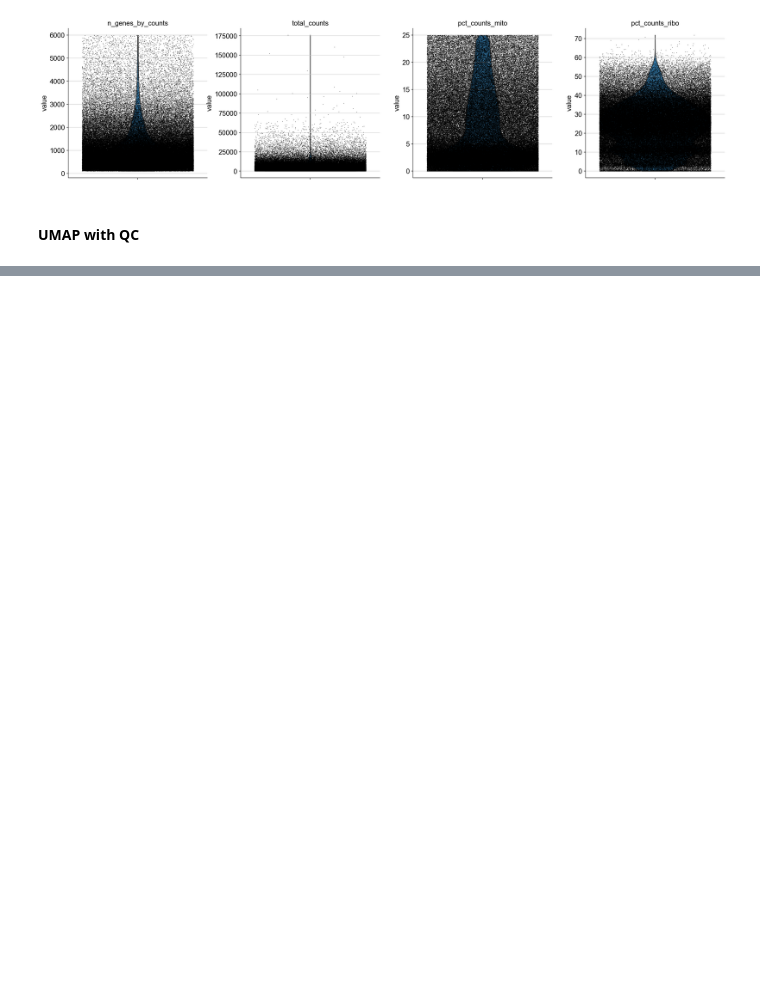
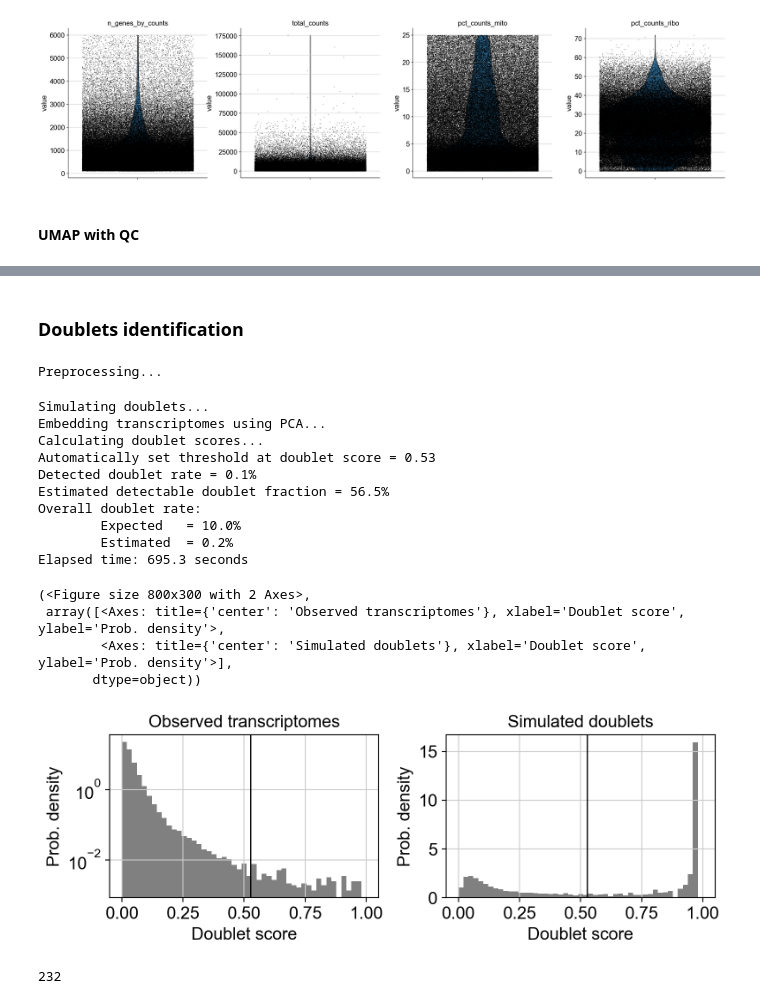
Before and after one commit to Talavera-Lopez-Lab/GCA_social_network, a Jupyter notebook: 1_data_preprocessing_and_QC/Kong_2023/Kong_2023_quality_check.ipynb, the cells around one changed output, grey strips where cells are left out. Drawn from its saved outputs; the diff is of its cells as text; code cells hidden in the pictures; blank space fills up the shorter version.

Commit message:
added doublets

```diff
--- a/1_data_preprocessing_and_QC/Kong_2023/Kong_2023_quality_check.ipynb
+++ b/1_data_preprocessing_and_QC/Kong_2023/Kong_2023_quality_check.ipynb
@@ -156,3 +124,5 @@ Name: library_preparation_protocol__ontology_label, dtype: int64
 #UMAP with QC parameters
 sc.set_figure_params(figsize=(10, 10),dpi=60)
 sc.pl.umap(adata, color_map = "magma", color=['n_genes_by_counts', 'total_counts', 'pct_counts_mito', 'pct_counts_ribo', 'cell_type', 'tissue', 'Site', 'Celltype', 'library_preparation_protocol__ontology_label', 'Layer', 'donor_id', 'biosample_id'], use_raw=False, wspace=0.5, save = '_Kong_2023_QC.png')
+# %% [markdown]
+### Doublets identification
@@ -158,0 +131,26 @@ sc.pl.umap(adata, color_map = "magma", color=['n_genes_by_counts', 'total_counts
+# %%
+scrub = scrublet.Scrublet(adata.X)
+# %%
+adata.obs['doublet_scores'], adata.obs['predicted_doublets'] = scrub.scrub_doublets()
+scrub.plot_histogram()
+# %% [output]
+Preprocessing...
+Simulating doublets...
+Embedding transcriptomes using PCA...
+Calculating doublet scores...
+Automatically set threshold at doublet score = 0.53
+Detected doublet rate = 0.1%
+Estimated detectable doublet fraction = 56.5%
+Overall doublet rate:
+        Expected   = 10.0%
+        Estimated  = 0.2%
+Elapsed time: 695.3 seconds
+(<Figure size 800x300 with 2 Axes>,
+ array([<Axes: title={'center': 'Observed transcriptomes'}, xlabel='Doublet score', ylabel='Prob. density'>,
+        <Axes: title={'center': 'Simulated doublets'}, xlabel='Doublet score', ylabel='Prob. density'>],
+       dtype=object))
+[figure, added]
+# %%
+sum(adata.obs['predicted_doublets'])
+# %% [output]
+232
```
Also changed, not shown: parts of 31 cells of this notebook.
